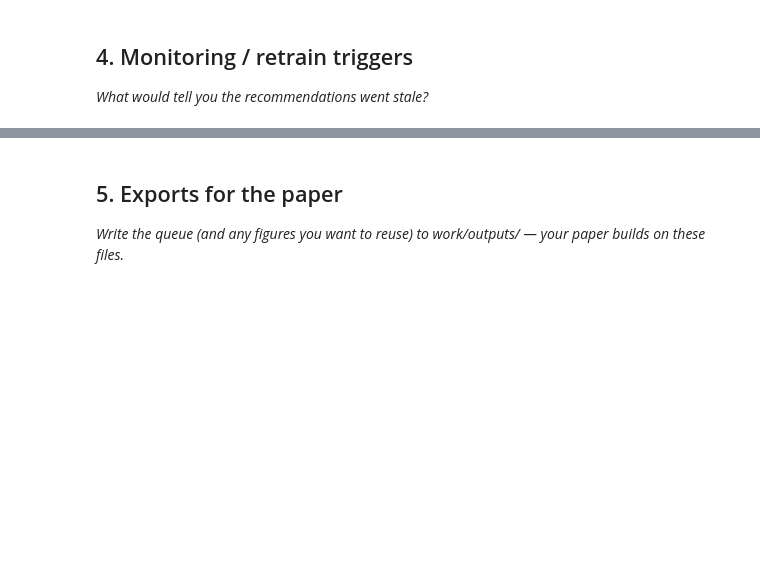
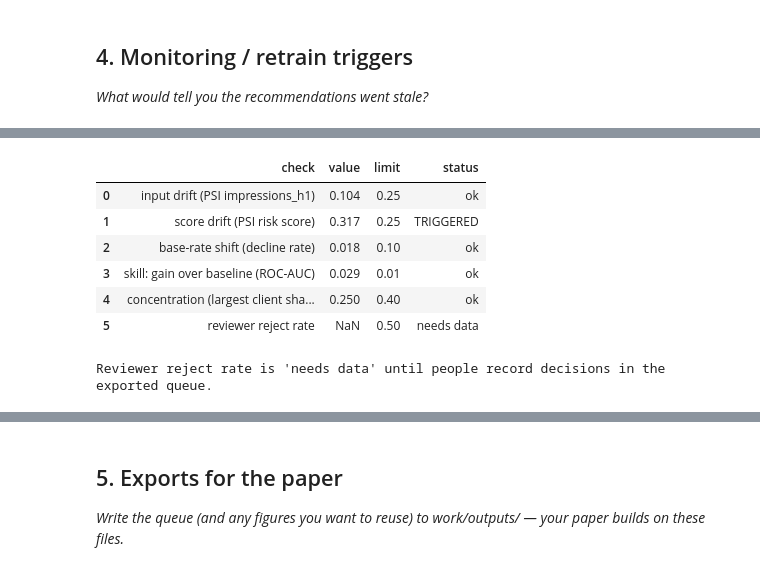
Before and after one commit to Hammad-vibes/FlyRank-Internship, a Jupyter notebook: work/notebooks/w07_action_playbook.ipynb, the cells around one changed output, grey strips where cells are left out. Drawn from its saved outputs; the diff is of its cells as text; code cells hidden in the pictures; blank space fills up the shorter version.

```diff
--- a/work/notebooks/w07_action_playbook.ipynb
+++ b/work/notebooks/w07_action_playbook.ipynb
@@ -36,0 +409,52 @@ This skeleton is yours to fill. Work the sections **in order** — each one has
+# %%
+# This cell is for CODE (numbers, a query, a check).
+# Write your text answer in the cell ABOVE this one — typing sentences here breaks Run All.
+def psi(ref, new, bins=10):
+    edges = np.unique(np.quantile(ref, np.linspace(0, 1, bins + 1)))
+    edges[0], edges[-1] = -np.inf, np.inf
+    a = np.histogram(ref, edges)[0] / len(ref)
+    b = np.histogram(new, edges)[0] / len(new)
+    a, b = np.clip(a, 1e-4, None), np.clip(b, 1e-4, None)
+    return float(np.sum((b - a) * np.log(b / a)))
+
+TRIGGERS = {"psi_impressions": 0.25, "psi_score": 0.25, "base_rate_shift": 0.10,
+            "min_gain_over_baseline": 0.01, "max_client_share_queue": 0.40, "max_reject_rate": 0.50}
+
+def check_triggers(ref, new, ref_rate, queue_df=None, new_auc=None, new_base_auc=None, reject_rate=None):
+    rows = []
+    def add(name, value, ok, limit):
+        status = "needs data" if value is None else ("ok" if ok(value) else "TRIGGERED")
+        rows.append({"check": name, "value": None if value is None else round(float(value), 3),
+                     "limit": limit, "status": status})
+    add("input drift (PSI impressions_h1)", psi(ref["impressions_h1"], new["impressions_h1"]),
+        lambda v: v <= TRIGGERS["psi_impressions"], TRIGGERS["psi_impressions"])
+    add("score drift (PSI risk score)", psi(ref["decline_risk"], new["decline_risk"]),
+        lambda v: v <= TRIGGERS["psi_score"], TRIGGERS["psi_score"])
+    add("base-rate shift (decline rate)", abs(new["label"].mean() - ref_rate),
+        lambda v: v <= TRIGGERS["base_rate_shift"], TRIGGERS["base_rate_shift"])
+    gain = None if new_auc is None else new_auc - new_base_auc
+    add("skill: gain over baseline (ROC-AUC)", gain, lambda v: v >= TRIGGERS["min_gain_over_baseline"],
+        TRIGGERS["min_gain_over_baseline"])
+    share = None if queue_df is None else queue_df[GROUP].value_counts(normalize=True).iloc[0]
+    add("concentration (largest client share of queue)", share, lambda v: v <= TRIGGERS["max_client_share_queue"],
+        TRIGGERS["max_client_share_queue"])
+    add("reviewer reject rate", reject_rate, lambda v: v <= TRIGGERS["max_reject_rate"], TRIGGERS["max_reject_rate"])
+    return pd.DataFrame(rows)
+
+# DEMO: one held-out set of clients stands in for "next cycle" (not a real future month)
+tr_idx, te_idx = group_folds[4]
+ref, new = df.iloc[tr_idx], df.iloc[te_idx]
+demo = check_triggers(ref, new, ref_rate=float(ref["label"].mean()), queue_df=queue,
+                      new_auc=roc_auc_score(new["label"], new["decline_risk"]),
+                      new_base_auc=roc_auc_score(new["label"], -new["impressions_h1"]))
+display(demo)
+print("Reviewer reject rate is 'needs data' until people record decisions in the exported queue.")
+# %% [output]
+|  | check | value | limit | status |
+| 0 | input drift (PSI impressions_h1) | 0.104 | 0.25 | ok |
+| 1 | score drift (PSI risk score) | 0.317 | 0.25 | TRIGGERED |
+| 2 | base-rate shift (decline rate) | 0.018 | 0.10 | ok |
+| 3 | skill: gain over baseline (ROC-AUC) | 0.029 | 0.01 | ok |
+| 4 | concentration (largest client sha... | 0.250 | 0.40 | ok |
+| 5 | reviewer reject rate | NaN | 0.50 | needs data |
+Reviewer reject rate is 'needs data' until people record decisions in the exported queue.
```
Also changed, not shown: parts of 21 cells of this notebook.
